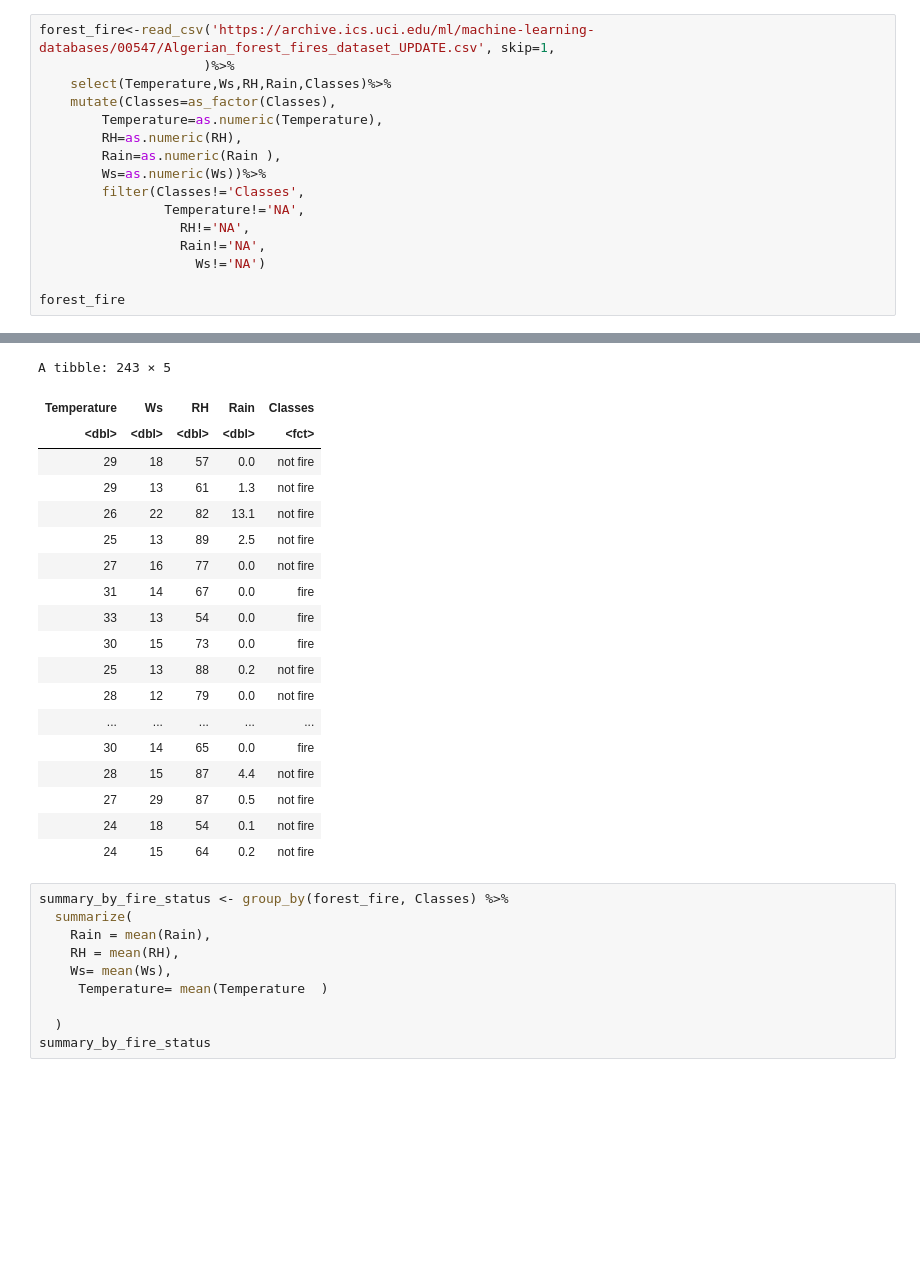
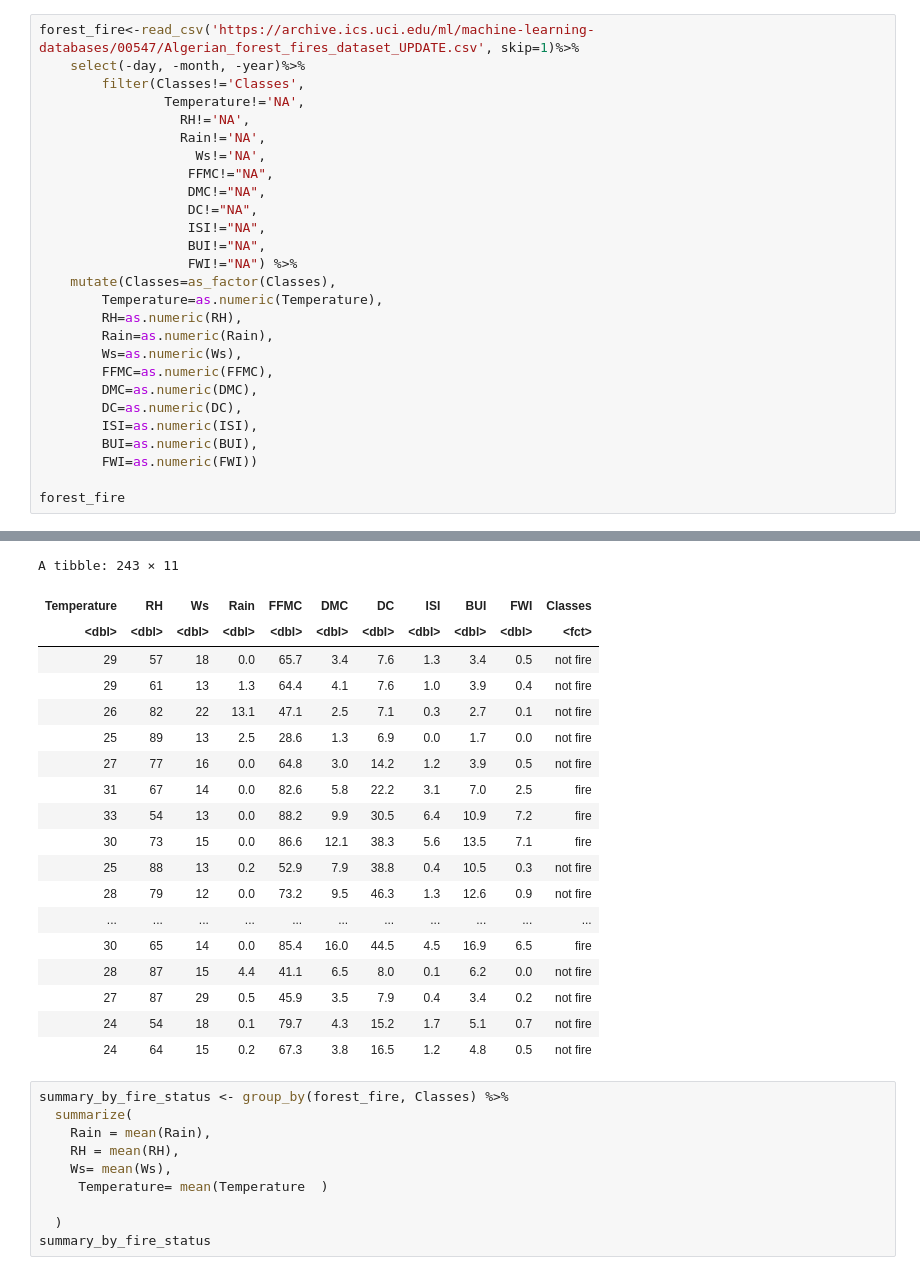
Before and after one commit to missarah96/Algerian_Forest_Fires_Analysis, a Jupyter notebook: Forest_Fire_Project.ipynb, the cells around one changed output, grey strips where cells are left out. Saved outputs shown, nothing was run; the diff lists cells and outputs as text; blank space fills up the shorter version.

```diff
--- a/Forest_Fire_Project.ipynb
+++ b/Forest_Fire_Project.ipynb
@@ -23,17 +11,28 @@ Warning message:
 # %%
-forest_fire<-read_csv('https://archive.ics.uci.edu/ml/machine-learning-databases/00547/Algerian_forest_fires_dataset_UPDATE.csv', skip=1,
-                     )%>%
-    select(Temperature,Ws,RH,Rain,Classes)%>%
-    mutate(Classes=as_factor(Classes),
-        Temperature=as.numeric(Temperature),
-        RH=as.numeric(RH),
-        Rain=as.numeric(Rain ),
-        Ws=as.numeric(Ws))%>%
+forest_fire<-read_csv('https://archive.ics.uci.edu/ml/machine-learning-databases/00547/Algerian_forest_fires_dataset_UPDATE.csv', skip=1)%>%
+    select(-day, -month, -year)%>%
         filter(Classes!='Classes',
                 Temperature!='NA',
                   RH!='NA',
                   Rain!='NA',
-                    Ws!='NA')
+                    Ws!='NA',
+                   FFMC!="NA",
+                   DMC!="NA",
+                   DC!="NA",
+                   ISI!="NA",
+                   BUI!="NA",
+                   FWI!="NA") %>%
+    mutate(Classes=as_factor(Classes),
+        Temperature=as.numeric(Temperature),
+        RH=as.numeric(RH),
+        Rain=as.numeric(Rain),
+        Ws=as.numeric(Ws),
+        FFMC=as.numeric(FFMC),
+        DMC=as.numeric(DMC),
+        DC=as.numeric(DC),
+        ISI=as.numeric(ISI),
+        BUI=as.numeric(BUI),
+        FWI=as.numeric(FWI))
 
 forest_fire
 # %% [output]
@@ -57,22 +56,22 @@ Warning message in mask$eval_all_mutate(dots[[i]]):
-A tibble: 243 × 5
+A tibble: 243 × 11
-| Temperature | Ws | RH | Rain | Classes |
-| <dbl> | <dbl> | <dbl> | <dbl> | <fct> |
-| 29 | 18 | 57 | 0.0 | not fire |
-| 29 | 13 | 61 | 1.3 | not fire |
-| 26 | 22 | 82 | 13.1 | not fire |
-| 25 | 13 | 89 | 2.5 | not fire |
-| 27 | 16 | 77 | 0.0 | not fire |
-| 31 | 14 | 67 | 0.0 | fire |
-| 33 | 13 | 54 | 0.0 | fire |
-| 30 | 15 | 73 | 0.0 | fire |
-| 25 | 13 | 88 | 0.2 | not fire |
-| 28 | 12 | 79 | 0.0 | not fire |
-| ... | ... | ... | ... | ... |
-| 30 | 14 | 65 | 0.0 | fire |
-| 28 | 15 | 87 | 4.4 | not fire |
-| 27 | 29 | 87 | 0.5 | not fire |
-| 24 | 18 | 54 | 0.1 | not fire |
-| 24 | 15 | 64 | 0.2 | not fire |
+| Temperature | RH | Ws | Rain | FFMC | DMC | DC | ISI | BUI | FWI | Classes |
+| <dbl> | <dbl> | <dbl> | <dbl> | <dbl> | <dbl> | <dbl> | <dbl> | <dbl> | <dbl> | <fct> |
+| 29 | 57 | 18 | 0.0 | 65.7 | 3.4 | 7.6 | 1.3 | 3.4 | 0.5 | not fire |
+| 29 | 61 | 13 | 1.3 | 64.4 | 4.1 | 7.6 | 1.0 | 3.9 | 0.4 | not fire |
+| 26 | 82 | 22 | 13.1 | 47.1 | 2.5 | 7.1 | 0.3 | 2.7 | 0.1 | not fire |
+| 25 | 89 | 13 | 2.5 | 28.6 | 1.3 | 6.9 | 0.0 | 1.7 | 0.0 | not fire |
+| 27 | 77 | 16 | 0.0 | 64.8 | 3.0 | 14.2 | 1.2 | 3.9 | 0.5 | not fire |
+| 31 | 67 | 14 | 0.0 | 82.6 | 5.8 | 22.2 | 3.1 | 7.0 | 2.5 | fire |
+| 33 | 54 | 13 | 0.0 | 88.2 | 9.9 | 30.5 | 6.4 | 10.9 | 7.2 | fire |
+| 30 | 73 | 15 | 0.0 | 86.6 | 12.1 | 38.3 | 5.6 | 13.5 | 7.1 | fire |
+| 25 | 88 | 13 | 0.2 | 52.9 | 7.9 | 38.8 | 0.4 | 10.5 | 0.3 | not fire |
+| 28 | 79 | 12 | 0.0 | 73.2 | 9.5 | 46.3 | 1.3 | 12.6 | 0.9 | not fire |
+| ... | ... | ... | ... | ... | ... | ... | ... | ... | ... | ... |
+| 30 | 65 | 14 | 0.0 | 85.4 | 16.0 | 44.5 | 4.5 | 16.9 | 6.5 | fire |
+| 28 | 87 | 15 | 4.4 | 41.1 | 6.5 | 8.0 | 0.1 | 6.2 | 0.0 | not fire |
+| 27 | 87 | 29 | 0.5 | 45.9 | 3.5 | 7.9 | 0.4 | 3.4 | 0.2 | not fire |
+| 24 | 54 | 18 | 0.1 | 79.7 | 4.3 | 15.2 | 1.7 | 5.1 | 0.7 | not fire |
+| 24 | 64 | 15 | 0.2 | 67.3 | 3.8 | 16.5 | 1.2 | 4.8 | 0.5 | not fire |
 # %%
 summary_by_fire_status <- group_by(forest_fire, Classes) %>%
   summarize(
```
Also changed, not shown: parts of 3 cells of this notebook.
